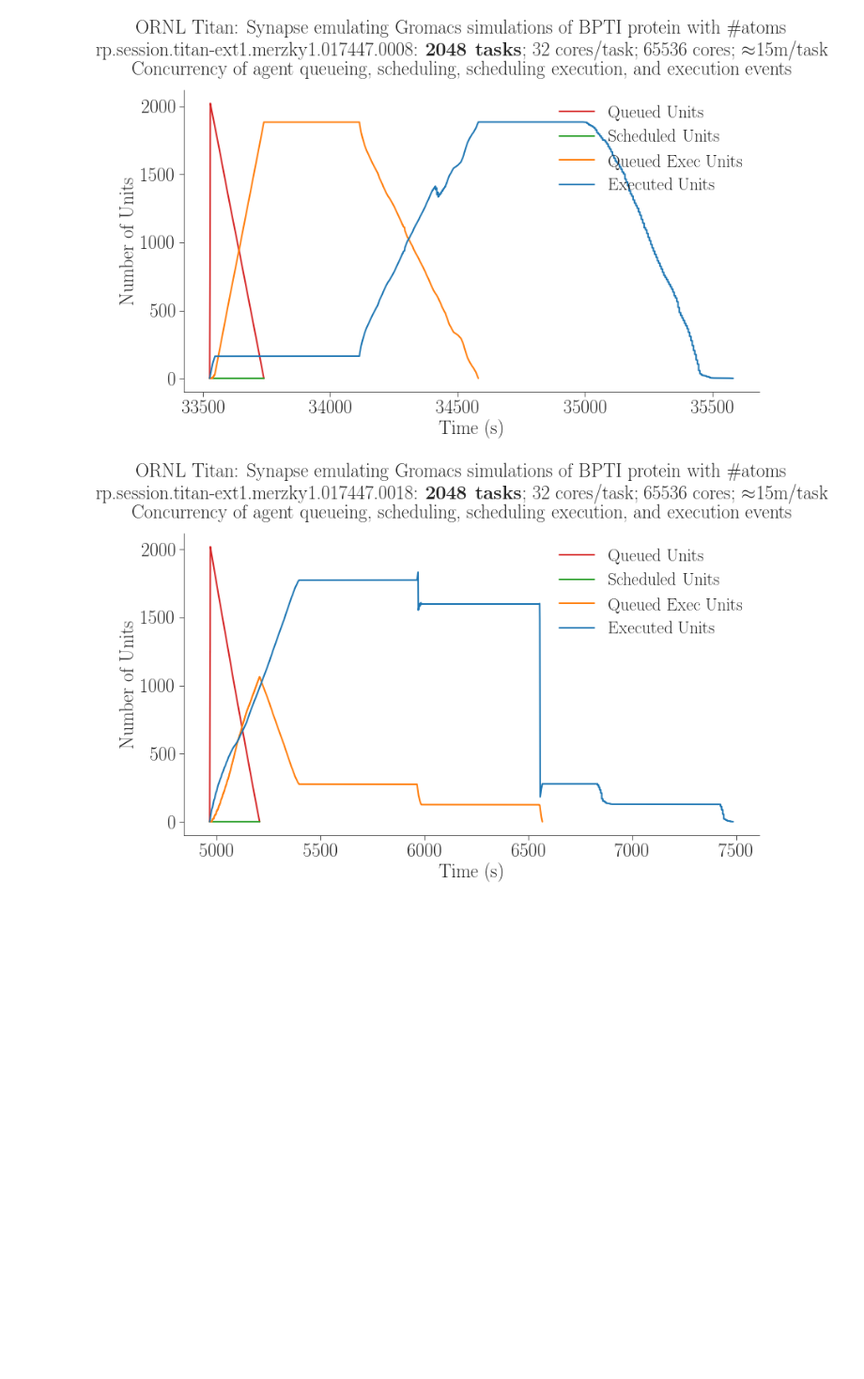
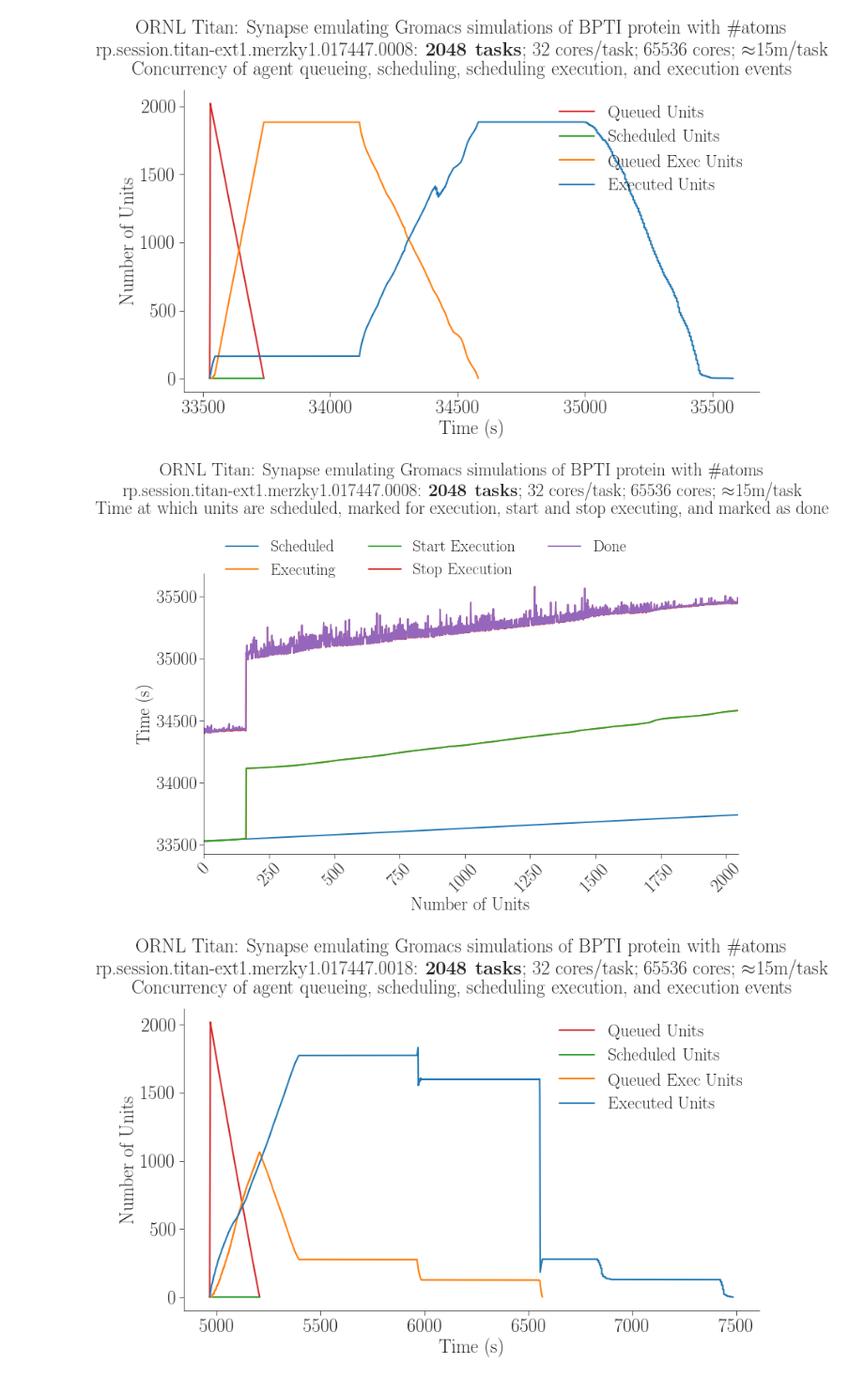
Before and after one commit to radical-experiments/rp.paper, a Jupyter notebook: analysis/rp_paper_ipdps2018.ipynb, the cells around one changed output. Shown at 94% size. Saved outputs shown, nothing was run; the diff lists cells and outputs as text; code cells hidden in the pictures; blank space fills up the shorter version.

Commit message:
Add plots unit events

```diff
--- a/analysis/rp_paper_ipdps2018.ipynb
+++ b/analysis/rp_paper_ipdps2018.ipynb
@@ -255,4 +282,5 @@ for snunit in snunits:
     s = synapse_sessions[(synapse_sessions.nunit == snunit)]
     for sid in s.sid.tolist():
         exp = s.loc[sid]['experiment']
-        sras[snunit].append(ra.Session(sid, 'radical.pilot', src='%s/%s/%s' % (path, exp, sid)))
+        src = '%s/%s/%s' % (path, exp, sid)
+        sras[snunit].append(ra.Session(src, 'radical.pilot'))
@@ -376,6 +440,28 @@ ax.legend(labels=['Queued Units', 'Scheduled Units', 'Queued Exec Units', 'Execu
 plt.savefig('figures/titan_agent_concurrency_2048_a.pdf', dpi=600, bbox_inches='tight')
 # %% [output]
 [figure]
+# %%
+session = sras[2048][0]
+fig, ax = fig_setup()
+
+title_head = 'ORNL Titan: Synapse emulating Gromacs simulations of BPTI protein with \#atoms'
+title_work = '%s: \\textbf{2048 tasks}; 32 cores/task; 65536 cores; $\\approx$15m/task' % session._sid
+title_desc = 'Time at which units are scheduled, marked for execution, start and stop executing, and marked as done'
+title = '%s\n%s\n%s' % (title_head, title_work, title_desc)
+fig.suptitle(title, y=1.175)
+
+df = getdf_unit_events(session)
+df.reset_index(inplace=True)
+
+df.plot(ax=ax, rot=45)
+
+plt.legend(bbox_to_anchor=(0.82,1.17), ncol=3)
+plt.xlabel('Number of Units')
+plt.ylabel('Time (s)')
+
+plt.savefig('figures/titan_unit_events_2048.pdf', dpi=600, bbox_inches='tight')
+# %% [output]
+[figure, added]
 # %%
 fig, ax = fig_setup()
 
```
Also changed, not shown: parts of 3 cells of this notebook, 8 other files.
